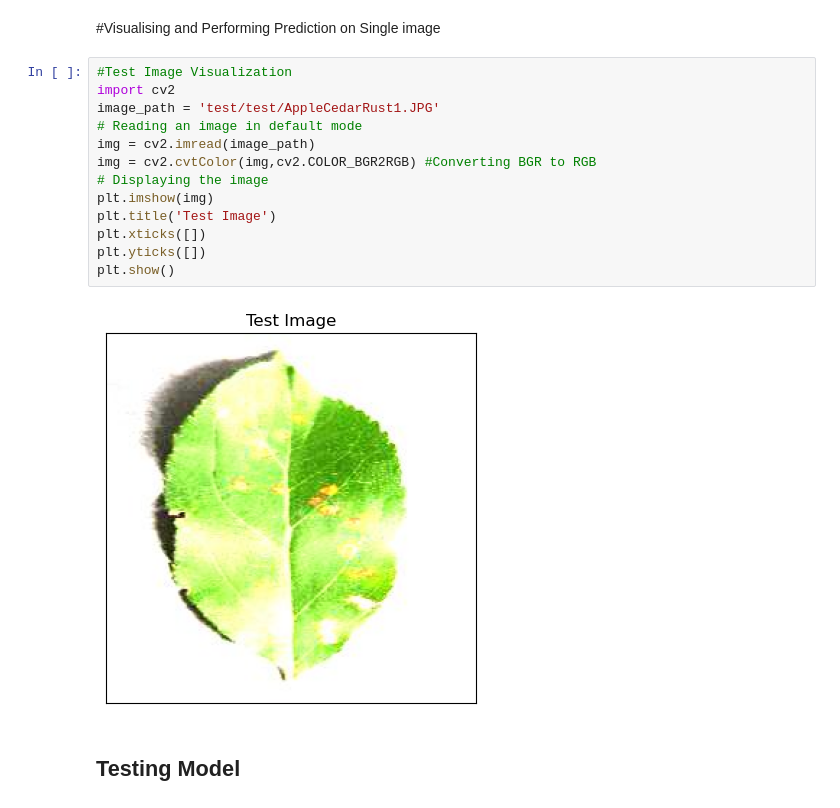
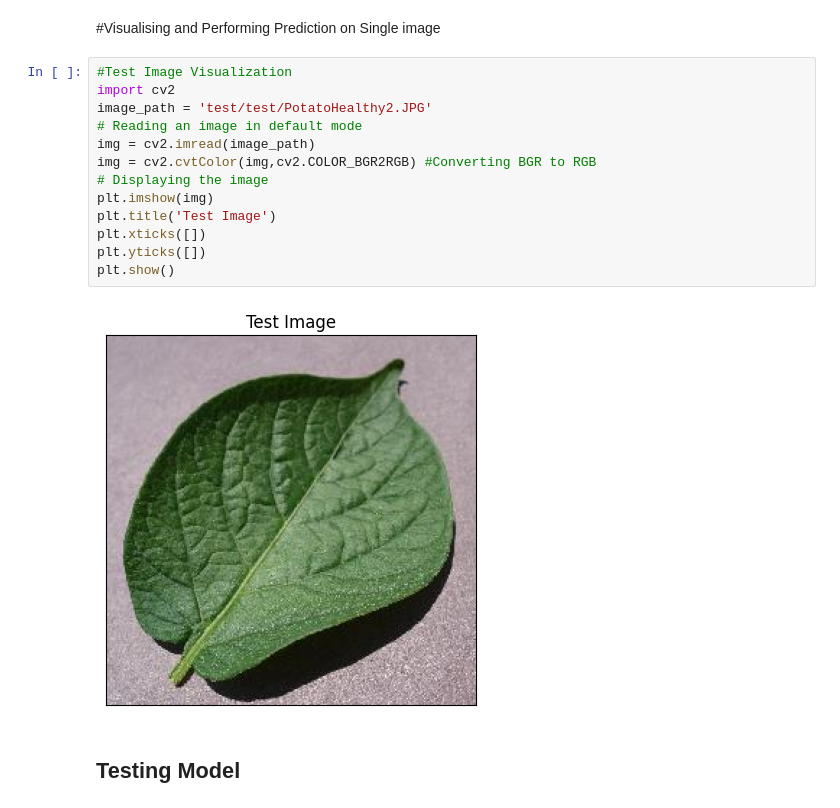
Before and after one commit to Shahriar201/plant-diseases-detection-using-CNN, a Jupyter notebook: Test_plant_disease.ipynb, the cells around one changed output. Drawn from its saved outputs; the diff is of its cells as text.

```diff
--- a/Test_plant_disease.ipynb
+++ b/Test_plant_disease.ipynb
@@ -39,18 +65,18 @@ cnn = tf.keras.models.load_model('trained_plant_disease_model.keras')
 # %%
 #Test Image Visualization
 import cv2
-image_path = 'test/test/AppleCedarRust1.JPG'
+image_path = 'test/test/PotatoHealthy2.JPG'
 # Reading an image in default mode
 img = cv2.imread(image_path)
 img = cv2.cvtColor(img,cv2.COLOR_BGR2RGB) #Converting BGR to RGB
 # Displaying the image
 plt.imshow(img)
 plt.title('Test Image')
 plt.xticks([])
 plt.yticks([])
 plt.show()
 # %% [output]
-[figure, old version]
+[figure, new version]
 # %% [markdown]
 ## Testing Model
 # %%
```
Also changed, not shown: parts of 7 cells of this notebook, 4 other files.
